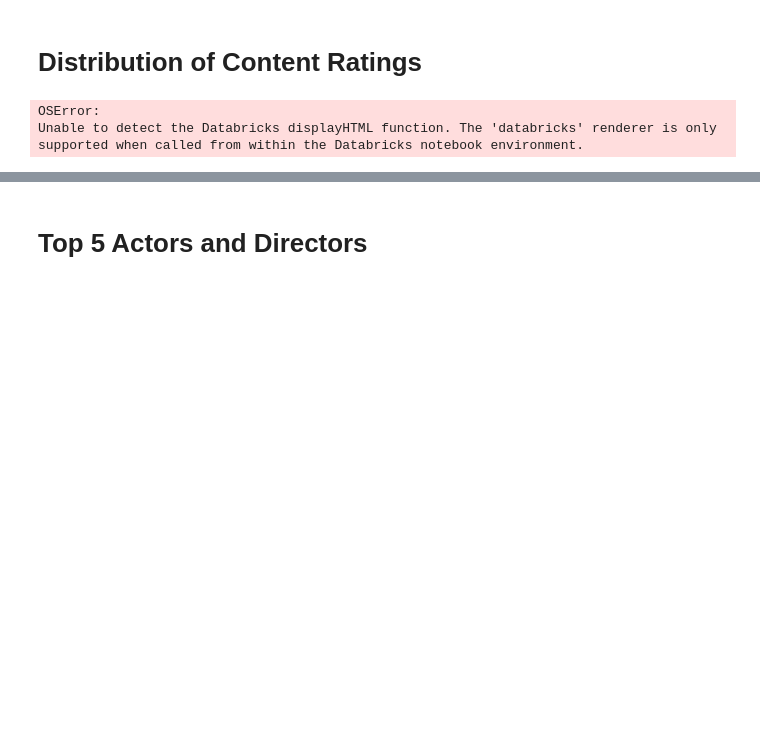
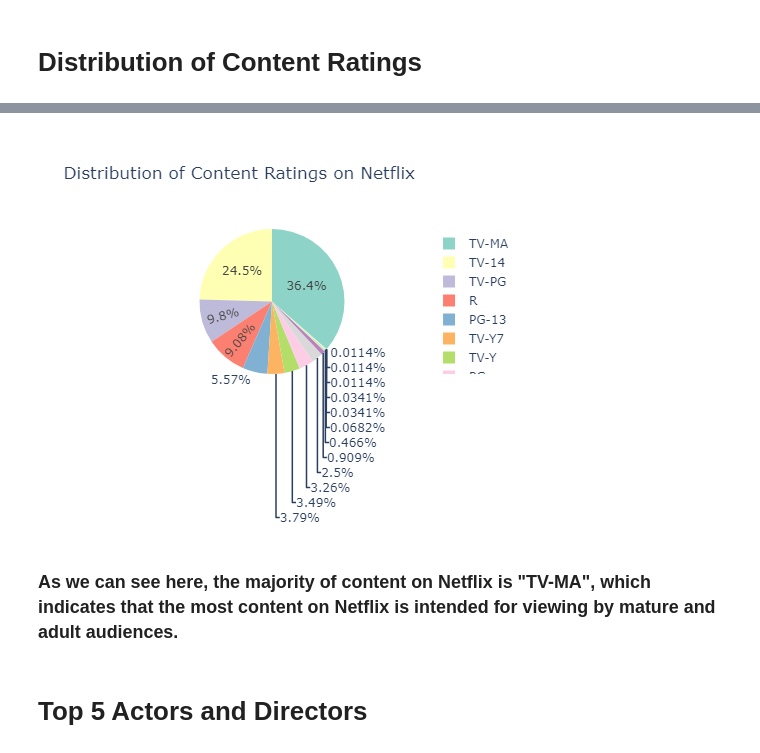
Before and after one commit to aidancorral02/DataAnalystPortfolio, a Jupyter notebook: NetflixData.ipynb, the cells around one changed output, grey strips where cells are left out. Saved outputs shown, nothing was run; the diff lists cells and outputs as text; code cells hidden in the pictures; blank space fills up the shorter version.

```diff
--- a/NetflixData.ipynb
+++ b/NetflixData.ipynb
@@ -119,8 +79,12 @@ z = df.groupby(['rating']).size().reset_index(name='counts')
 pieChart = px.pie(z, values='counts', names='rating',
                   title='Distribution of Content Ratings on Netflix',
                   color_discrete_sequence=px.colors.qualitative.Set3)
-pieChart
+
+pieChart.update_layout(
+    autosize=False,
+    width=500,
+    height=400
+)
+
+pieChart.show()
 # %% [output]
-OSError:
-Unable to detect the Databricks displayHTML function. The 'databricks' renderer is only
-supported when called from within the Databricks notebook environment.
@@ -128,3 +91,6 @@ supported when called from within the Databricks notebook environment.
+[figure, added]
+# %% [markdown]
+### As we can see here, the majority of content on Netflix is "TV-MA", which indicates that the most content on Netflix is intended for viewing by mature and adult audiences.
 # %% [markdown]
 # Top 5 Actors and Directors
 # %%
```
Also changed, not shown: parts of 10 cells of this notebook.
